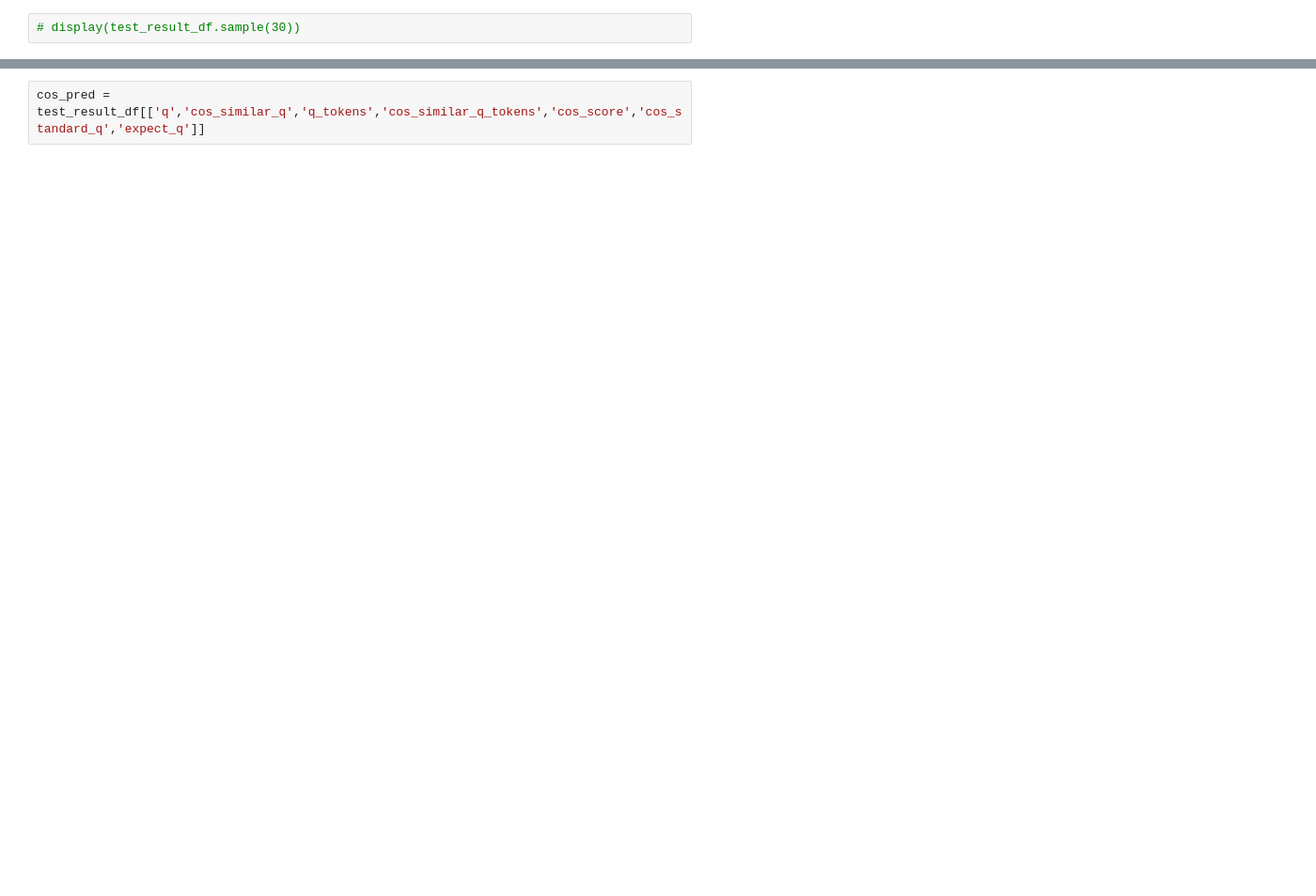
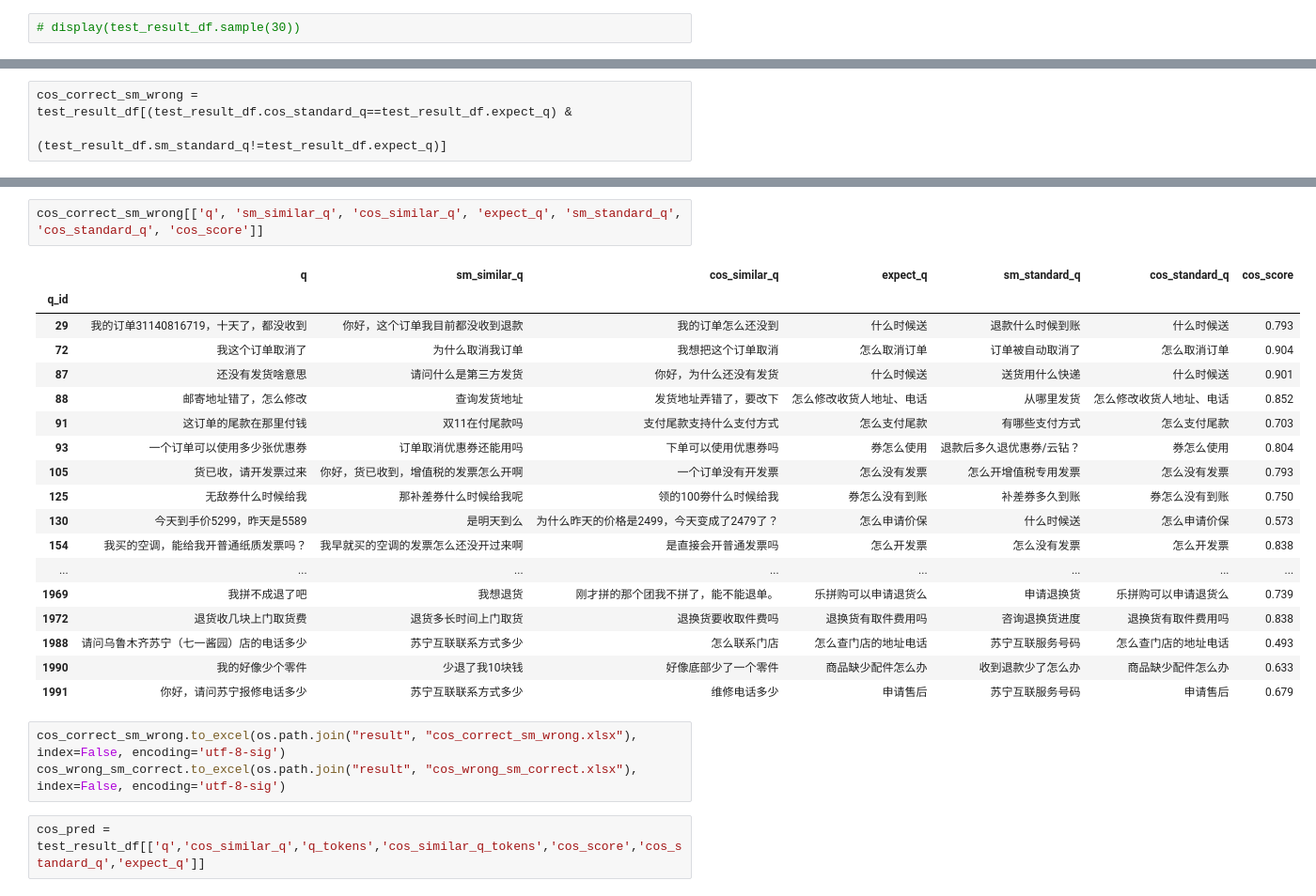
Before and after one commit to tingchunyeh/Sentence_Pairs_Sim, a Jupyter notebook: Models_Evaluation.ipynb, the cells around one changed output, grey strips where cells are left out. Shown at 94% size. Drawn from its saved outputs; the diff is of its cells as text; blank space fills up the shorter version.

```diff
--- a/Models_Evaluation.ipynb
+++ b/Models_Evaluation.ipynb
@@ -805,0 +923,3 @@ plt.show()
+# %%
+cos_correct_sm_wrong = test_result_df[(test_result_df.cos_standard_q==test_result_df.expect_q) &
+                                     (test_result_df.sm_standard_q!=test_result_df.expect_q)]
@@ -806,3 +953,27 @@ plt.show()
+# %%
+cos_correct_sm_wrong[['q', 'sm_similar_q', 'cos_similar_q', 'expect_q', 'sm_standard_q', 'cos_standard_q', 'cos_score']]
+# %% [output]
+|  | q | sm_similar_q | cos_similar_q | expect_q | sm_standard_q | cos_standard_q | cos_score |
+| q_id |  |  |  |  |  |  |  |
+| 29 | 我的订单31140816719，十天了，都没收到 | 你好，这个订单我目前都没收到退款 | 我的订单怎么还没到 | 什么时候送 | 退款什么时候到账 | 什么时候送 | 0.793 |
+| 72 | 我这个订单取消了 | 为什么取消我订单 | 我想把这个订单取消 | 怎么取消订单 | 订单被自动取消了 | 怎么取消订单 | 0.904 |
+| 87 | 还没有发货啥意思 | 请问什么是第三方发货 | 你好，为什么还没有发货 | 什么时候送 | 送货用什么快递 | 什么时候送 | 0.901 |
+| 88 | 邮寄地址错了，怎么修改 | 查询发货地址 | 发货地址弄错了，要改下 | 怎么修改收货人地址、电话 | 从哪里发货 | 怎么修改收货人地址、电话 | 0.852 |
+| 91 | 这订单的尾款在那里付钱 | 双11在付尾款吗 | 支付尾款支持什么支付方式 | 怎么支付尾款 | 有哪些支付方式 | 怎么支付尾款 | 0.703 |
+| 93 | 一个订单可以使用多少张优惠券 | 订单取消优惠券还能用吗 | 下单可以使用优惠券吗 | 券怎么使用 | 退款后多久退优惠券/云钻？ | 券怎么使用 | 0.804 |
+| 105 | 货已收，请开发票过来 | 你好，货已收到，增值税的发票怎么开啊 | 一个订单没有开发票 | 怎么没有发票 | 怎么开增值税专用发票 | 怎么没有发票 | 0.793 |
+| 125 | 无敌券什么时候给我 | 那补差券什么时候给我呢 | 领的100劵什么时候给我 | 券怎么没有到账 | 补差券多久到账 | 券怎么没有到账 | 0.750 |
+| 130 | 今天到手价5299，昨天是5589 | 是明天到么 | 为什么昨天的价格是2499，今天变成了2479了？ | 怎么申请价保 | 什么时候送 | 怎么申请价保 | 0.573 |
+| 154 | 我买的空调，能给我开普通纸质发票吗？ | 我早就买的空调的发票怎么还没开过来啊 | 是直接会开普通发票吗 | 怎么开发票 | 怎么没有发票 | 怎么开发票 | 0.838 |
+| ... | ... | ... | ... | ... | ... | ... | ... |
+| 1969 | 我拼不成退了吧 | 我想退货 | 刚才拼的那个团我不拼了，能不能退单。 | 乐拼购可以申请退货么 | 申请退换货 | 乐拼购可以申请退货么 | 0.739 |
+| 1972 | 退货收几块上门取货费 | 退货多长时间上门取货 | 退换货要收取件费吗 | 退换货有取件费用吗 | 咨询退换货进度 | 退换货有取件费用吗 | 0.838 |
+| 1988 | 请问乌鲁木齐苏宁（七一酱园）店的电话多少 | 苏宁互联联系方式多少 | 怎么联系门店 | 怎么查门店的地址电话 | 苏宁互联服务号码 | 怎么查门店的地址电话 | 0.493 |
+| 1990 | 我的好像少个零件 | 少退了我10块钱 | 好像底部少了一个零件 | 商品缺少配件怎么办 | 收到退款少了怎么办 | 商品缺少配件怎么办 | 0.633 |
+| 1991 | 你好，请问苏宁报修电话多少 | 苏宁互联联系方式多少 | 维修电话多少 | 申请售后 | 苏宁互联服务号码 | 申请售后 | 0.679 |
+# %%
+cos_correct_sm_wrong.to_excel(os.path.join("result", "cos_correct_sm_wrong.xlsx"), index=False, encoding='utf-8-sig')
+cos_wrong_sm_correct.to_excel(os.path.join("result", "cos_wrong_sm_correct.xlsx"), index=False, encoding='utf-8-sig')
 # %%
 cos_pred = test_result_df[['q','cos_similar_q','q_tokens','cos_similar_q_tokens','cos_score','cos_standard_q','expect_q']]
 # %%
```
Also changed, not shown: parts of 37 cells of this notebook, 4 other files.
